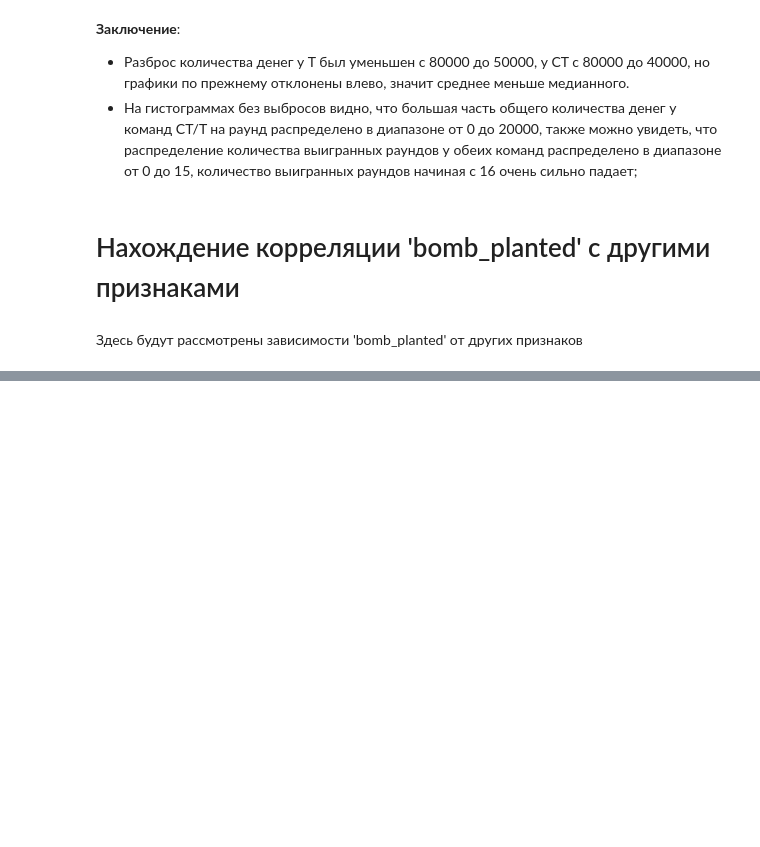
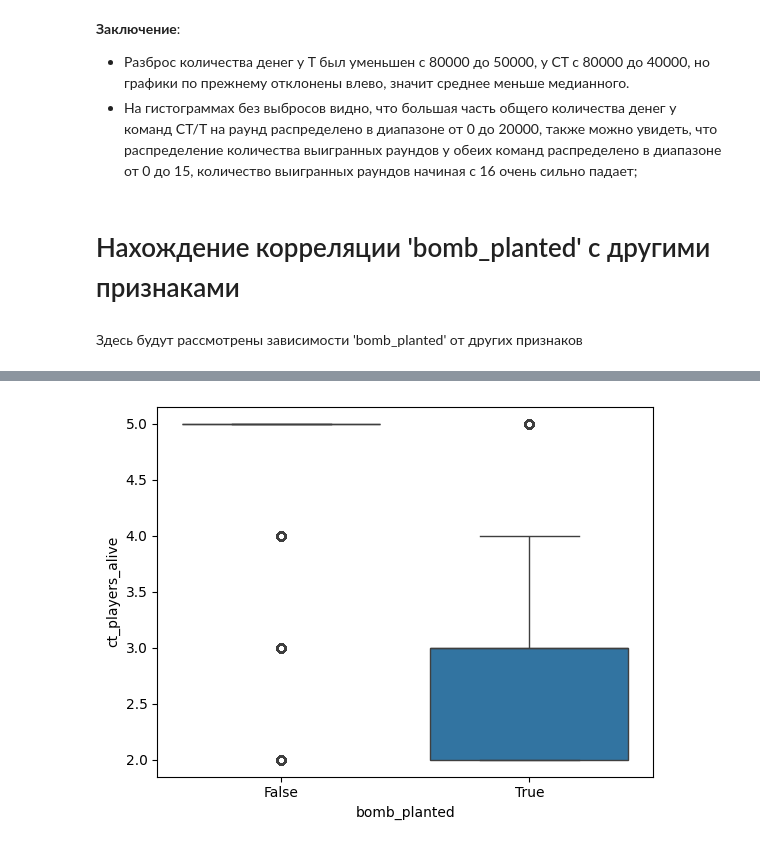
Before and after one commit to SergeyMotynga/OMSTU, a Jupyter notebook: ML/laboratory/lab_0/regression/regression_EDA.ipynb, the cells around one changed output, grey strips where cells are left out. Saved outputs shown, nothing was run; the diff lists cells and outputs as text; code cells hidden in the pictures; blank space fills up the shorter version.

```diff
--- a/ML/laboratory/lab_0/regression/regression_EDA.ipynb
+++ b/ML/laboratory/lab_0/regression/regression_EDA.ipynb
@@ -838,0 +873,7 @@ plt.show()
+# %%
+# Зависимость 'bomb_planted' от 'ct_players_alive'
+
+sns.boxplot(x='bomb_planted', y='ct_players_alive', data=data_filtered)
+plt.show()
+# %% [output]
+[figure, added]
```
Also changed, not shown: parts of 13 cells of this notebook.
